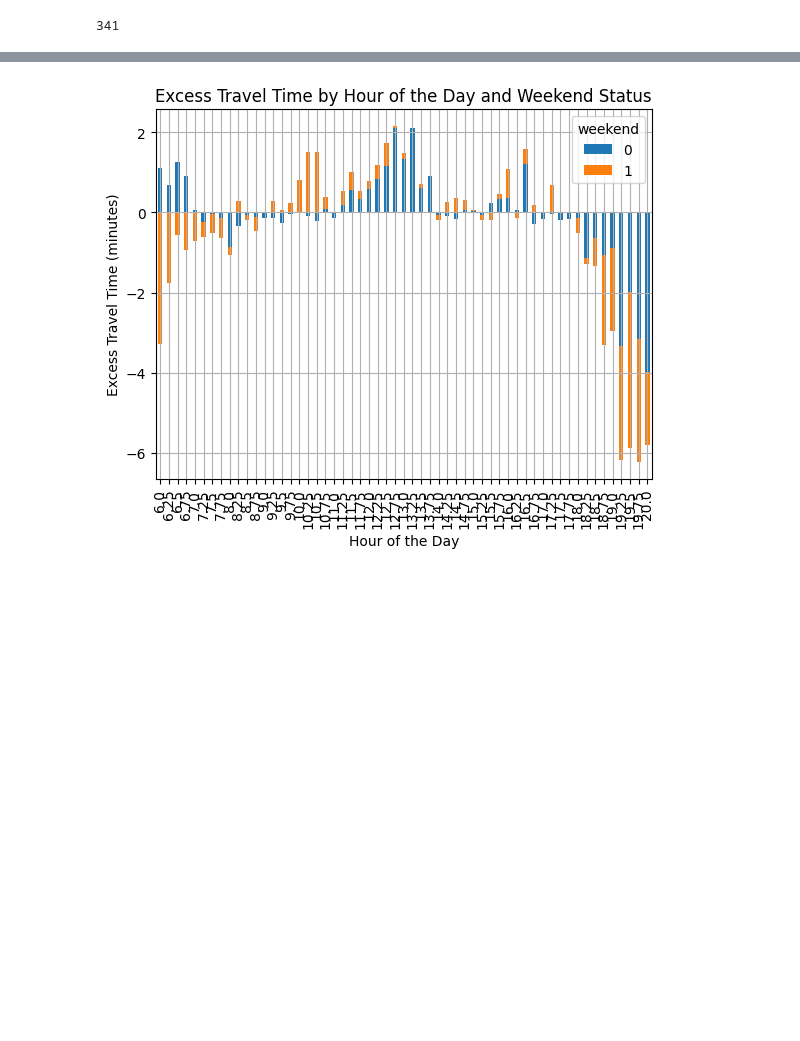
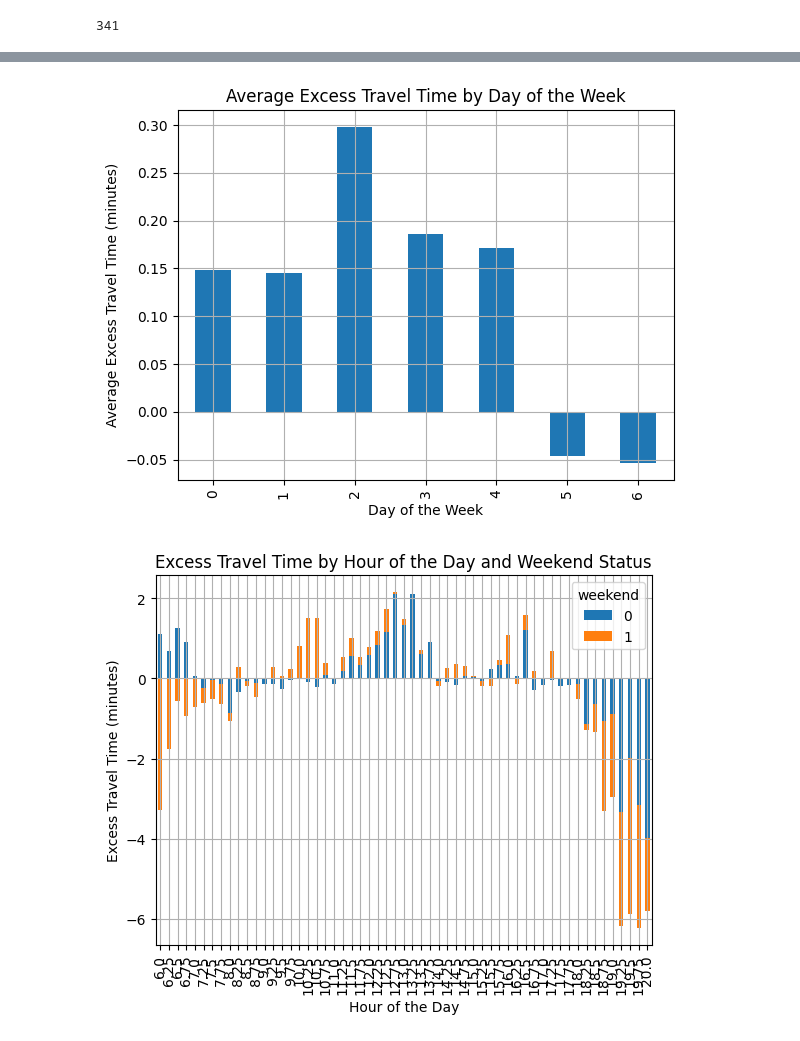
Before and after one commit to ShanukaLakshan/Realtime-GPS-Bus---Data-Science-Project, a Jupyter notebook: AnomalyDetection/performance.ipynb, the cells around one changed output, grey strips where cells are left out. Drawn from its saved outputs; the diff is of its cells as text; code cells hidden in the pictures; blank space fills up the shorter version.

```diff
--- a/AnomalyDetection/performance.ipynb
+++ b/AnomalyDetection/performance.ipynb
@@ -57,3 +87,16 @@ len(excess_travel_time_positive)
+# %%
+# Excess Travel Time by Day of the Week bar chart
+# Path: performance.ipynb
+# Create a bar chart of excess travel time by day of the week
+day_of_week_avg = trip_data.groupby('day_of_week')['excess_travel_time'].mean()
+day_of_week_avg.plot(kind='bar')
+plt.title('Average Excess Travel Time by Day of the Week')
+plt.xlabel('Day of the Week')
+plt.ylabel('Average Excess Travel Time (minutes)')
+plt.grid()
+plt.show()
+# %% [output]
+[figure, added]
 # %%
 # xcess_travel_time by hour_of_day and weekend scatter bar chart
 # Path: performance.ipynb
```
Also changed, not shown: parts of 4 cells of this notebook, 1 other file.
